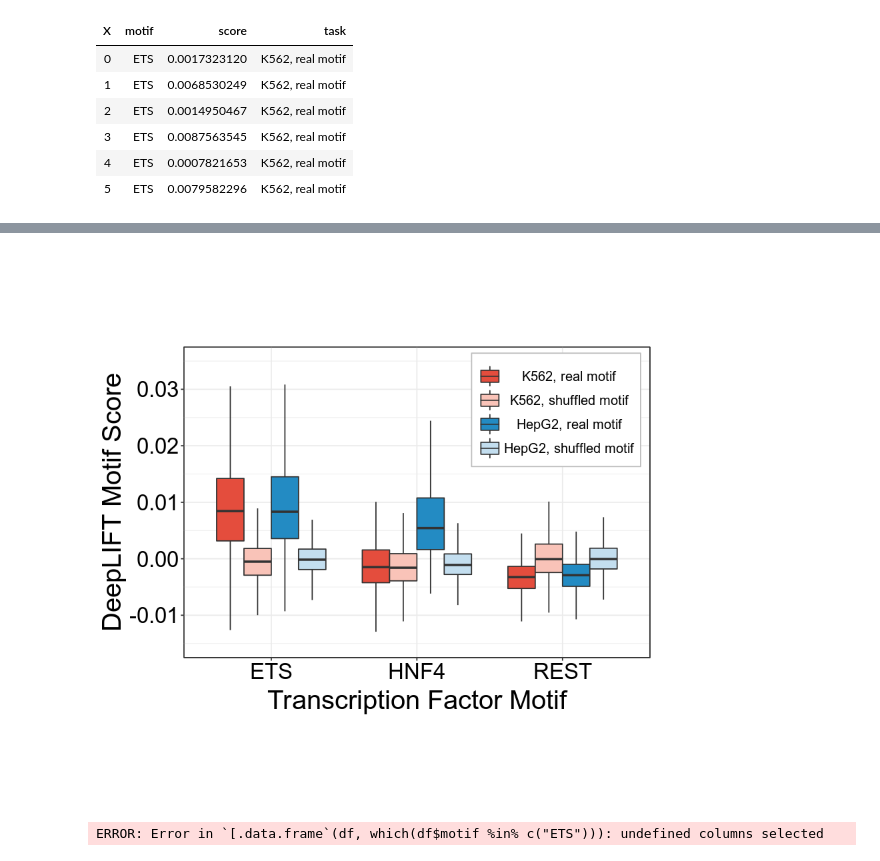
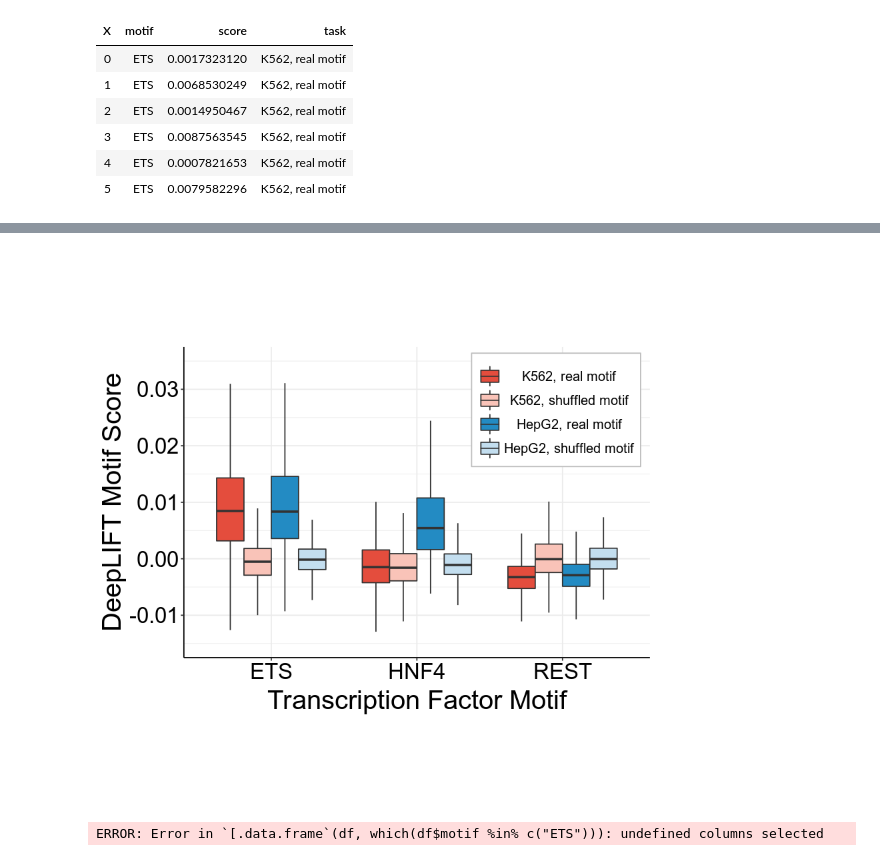
Before and after one commit to kundajelab/mpra, a Jupyter notebook: deeplearn/scripts/ggplot2 visualizations.ipynb, the cells around one changed output, grey strips where cells are left out. Drawn from its saved outputs; the diff is of its cells as text; code cells hidden in the pictures.

```diff
--- a/deeplearn/scripts/ggplot2 visualizations.ipynb
+++ b/deeplearn/scripts/ggplot2 visualizations.ipynb
@@ -25,14 +37,21 @@ scale <- c(1.2)
 cols <- c('#E44D3D', '#F9C3B8', '#238BC3', '#c3deef')
 p <- ggplot(sortedDf, aes(x = motif, y = score, fill = task)) +
         geom_boxplot(outlier.shape = NA) +
-        scale_y_continuous(limits = c(-0.015, 0.035)) +
+        coord_cartesian(ylim = c(-0.015, 0.035)) +
         labs(x = 'Transcription Factor Motif', y = 'DeepLIFT Motif Score')
 p <- p + scale_fill_manual(values=cols)
 p <- p + theme_bw()
+p <- p + theme(
+#                panel.grid.major=element_line(colour='#F1F1F1'),
+#                panel.grid.minor=element_line(colour='#F1F1F1'),
+               panel.border = element_blank(),
+#                panel.background=element_rect(size=0.5, colour='black')
+            )
 p <- p + theme(aspect.ratio=3/4.5)
 p <- p + theme(
 #                panel.grid.major = element_blank(),
 #                panel.grid.minor = element_blank(),
+               axis.line = element_line(colour = "black"),
                legend.position=c(0.98,0.98),
                legend.title=element_blank(),
                legend.justification=c(1, 1),
@@ -42,7 +61,6 @@ p <- p + theme(
                legend.background=element_rect(fill='white', size=0.5, colour='grey'),
                axis.title=element_text(size=20*scale),
                axis.text=element_text(size=16.7*scale, colour='#000000'),
-               panel.background=element_rect(size=0.3, colour='black')
             )
 # p <- p + guides(fill = guide_legend(label.position = "right",
 #                                     label.vjust = 0.5,
@@ -51,7 +69,7 @@ p <- p + theme(
 p <- p + theme(axis.title.x = element_text(margin = margin(t = 10, r = 0, b = 0, l = 0)))
 p
 
-ggsave("../plots/deeplift/motif_boxplots/ETS_HNF_REST_ggplot_correctRatio.png",
+ggsave("../plots/deeplift/motif_boxplots/ETS_HNF_REST_boxplot_correctBorder.png",
        scale = scale,
        plot = p,
        units = "in", dpi=1000)
@@ -63,4 +78,4 @@ Warning message:
-[figure, old version]
+[figure, new version]
 # %%
 wilcox.test(df[df$motif %in% c('ETS'),]['score'])
 # %%
```
Also changed, not shown: parts of 9 cells of this notebook, 1 other file.
